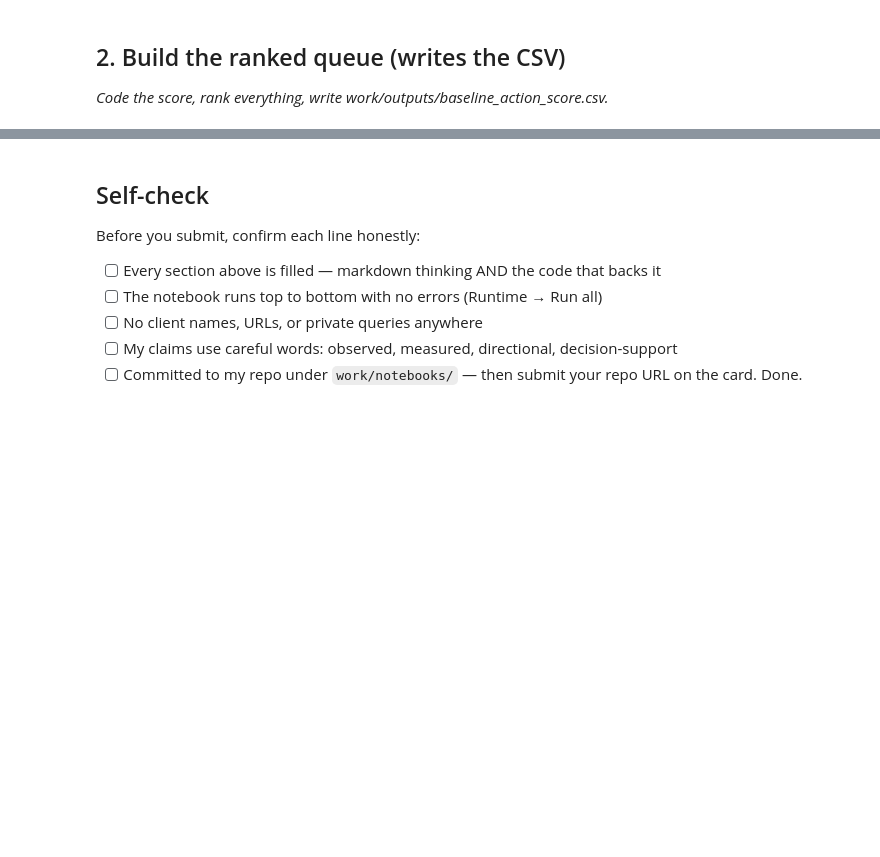
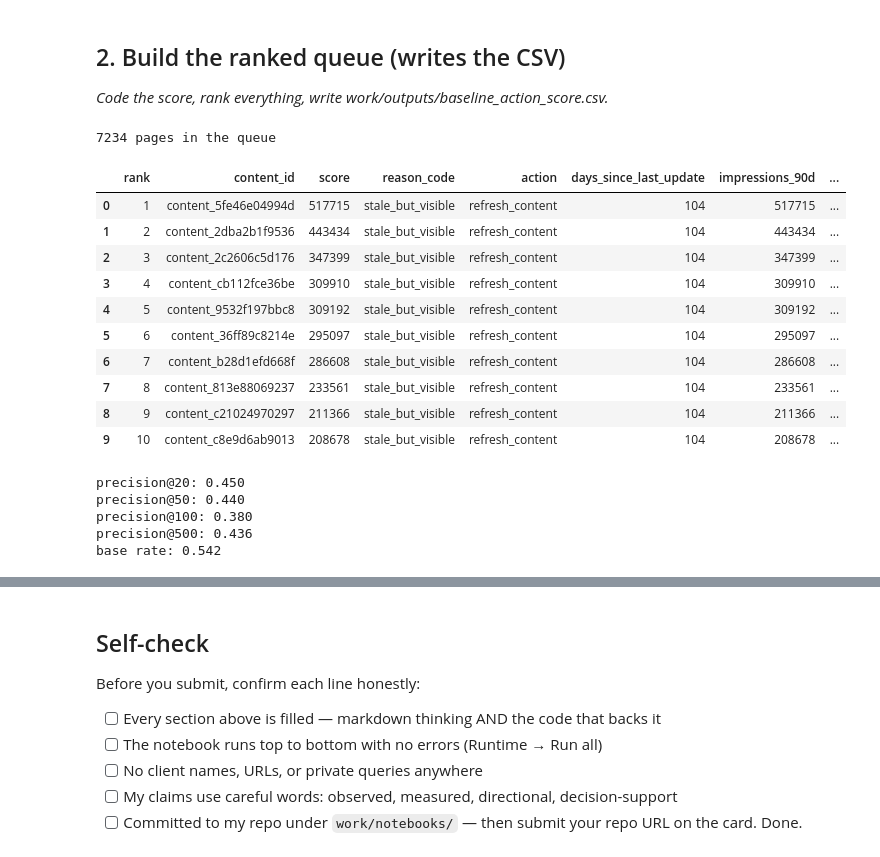
Before and after one commit to Andrew417/flyrank-ml-internship-starter, a Jupyter notebook: work/notebooks/w04_baseline_score.ipynb, the cells around one changed output, grey strips where cells are left out. Saved outputs shown, nothing was run; the diff lists cells and outputs as text; code cells hidden in the pictures; blank space fills up the shorter version.

```diff
--- a/work/notebooks/w04_baseline_score.ipynb
+++ b/work/notebooks/w04_baseline_score.ipynb
@@ -13,3 +29,12 @@ This skeleton is yours to fill. Work the sections **in order** — each one has
 # %%
 # This cell is for CODE (numbers, a query, a check).
 # Write your text answer in the cell ABOVE this one — typing sentences here breaks Run All.
+import pandas as pd
+import numpy as np
+
+df = pd.read_csv("../../data/raw/content_refresh_anonymized.csv")
+df["is_declining"] = df["trend_direction"] == "down"
+print(df.shape)
+print(df["is_declining"].mean())
+pd.set_option("display.max_columns", None)
+df.head()
@@ -17,3 +130,54 @@ This skeleton is yours to fill. Work the sections **in order** — each one has
 ## 2. Build the ranked queue (writes the CSV)
 
 *Code the score, rank everything, write work/outputs/baseline_action_score.csv.*
+# %%
+# This cell is for CODE (numbers, a query, a check).
+# Write your text answer in the cell ABOVE this one — typing sentences here breaks Run All.
+import os
+
+STALE_DAYS = 91
+MIN_IMPRESSIONS = 300
+
+df["is_stale"] = (df["days_since_last_update"] >= STALE_DAYS).astype(int)
+df["is_visible"] = (df["impressions_90d"] >= MIN_IMPRESSIONS).astype(int)
+df["score"] = df["is_stale"] * df["is_visible"] * df["impressions_90d"]
+
+queue = df[df["score"] > 0].sort_values("score", ascending=False).reset_index(drop=True)
+queue["rank"] = queue.index + 1
+queue["reason_code"] = "stale_but_visible"
+queue["action"] = "refresh_content"
+
+output_columns = ["rank", "content_id", "score", "reason_code", "action",
+                  "days_since_last_update", "impressions_90d", "content_type"]
+os.makedirs("../outputs", exist_ok=True)
+queue[output_columns].to_csv("../outputs/baseline_action_score.csv", index=False)
+
+print(len(queue), "pages in the queue")
+queue[output_columns].head(10)
+# %% [output]
+7234 pages in the queue
+|  | rank | content_id | score | reason_code | action | days_since_last_update | impressions_90d | ... |
+| 0 | 1 | content_5fe46e04994d | 517715 | stale_but_visible | refresh_content | 104 | 517715 | ... |
+| 1 | 2 | content_2dba2b1f9536 | 443434 | stale_but_visible | refresh_content | 104 | 443434 | ... |
+| 2 | 3 | content_2c2606c5d176 | 347399 | stale_but_visible | refresh_content | 104 | 347399 | ... |
+| 3 | 4 | content_cb112fce36be | 309910 | stale_but_visible | refresh_content | 104 | 309910 | ... |
+| 4 | 5 | content_9532f197bbc8 | 309192 | stale_but_visible | refresh_content | 104 | 309192 | ... |
+| 5 | 6 | content_36ff89c8214e | 295097 | stale_but_visible | refresh_content | 104 | 295097 | ... |
+| 6 | 7 | content_b28d1efd668f | 286608 | stale_but_visible | refresh_content | 104 | 286608 | ... |
+| 7 | 8 | content_813e88069237 | 233561 | stale_but_visible | refresh_content | 104 | 233561 | ... |
+| 8 | 9 | content_c21024970297 | 211366 | stale_but_visible | refresh_content | 104 | 211366 | ... |
+| 9 | 10 | content_c8e9d6ab9013 | 208678 | stale_but_visible | refresh_content | 104 | 208678 | ... |
+# %%
+def precision_at_k(ranked_labels, k):
+    return ranked_labels.iloc[:k].mean()
+
+base_rate = df["is_declining"].mean()
+for k in (20, 50, 100, 500):
+    print(f"precision@{k}: {precision_at_k(queue['is_declining'], k):.3f}")
+print(f"base rate: {base_rate:.3f}")
+# %% [output]
+precision@20: 0.450
+precision@50: 0.440
+precision@100: 0.380
+precision@500: 0.436
+base rate: 0.542
```
Also changed, not shown: parts of 18 cells of this notebook, 1 other file.
